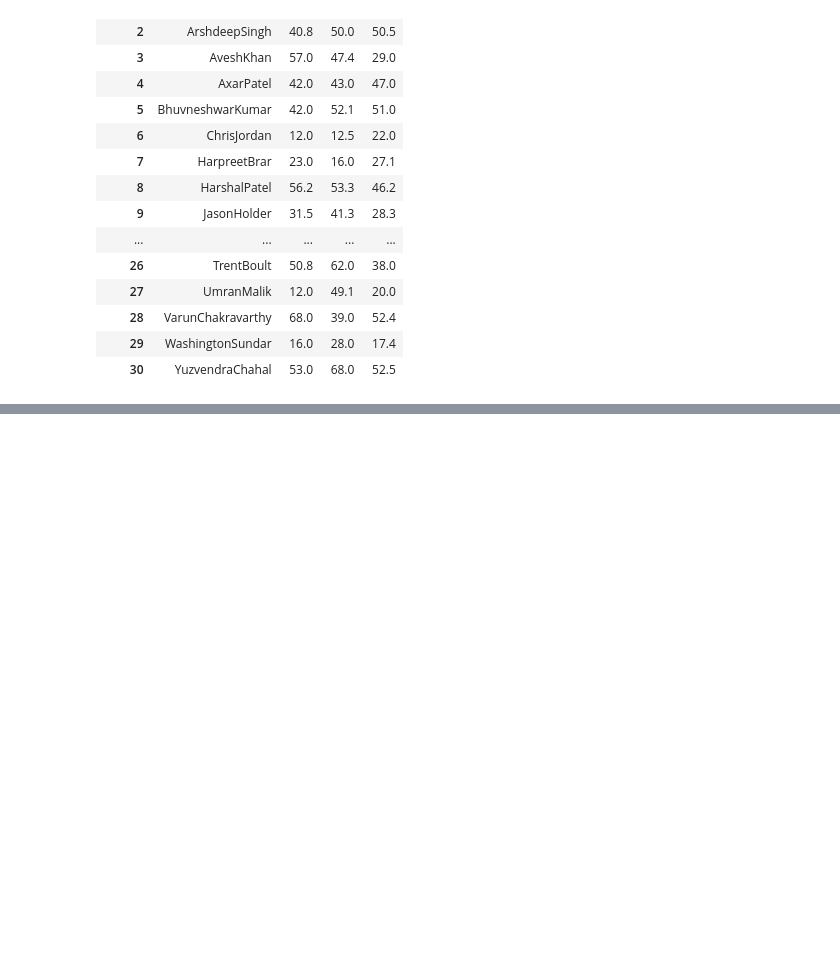
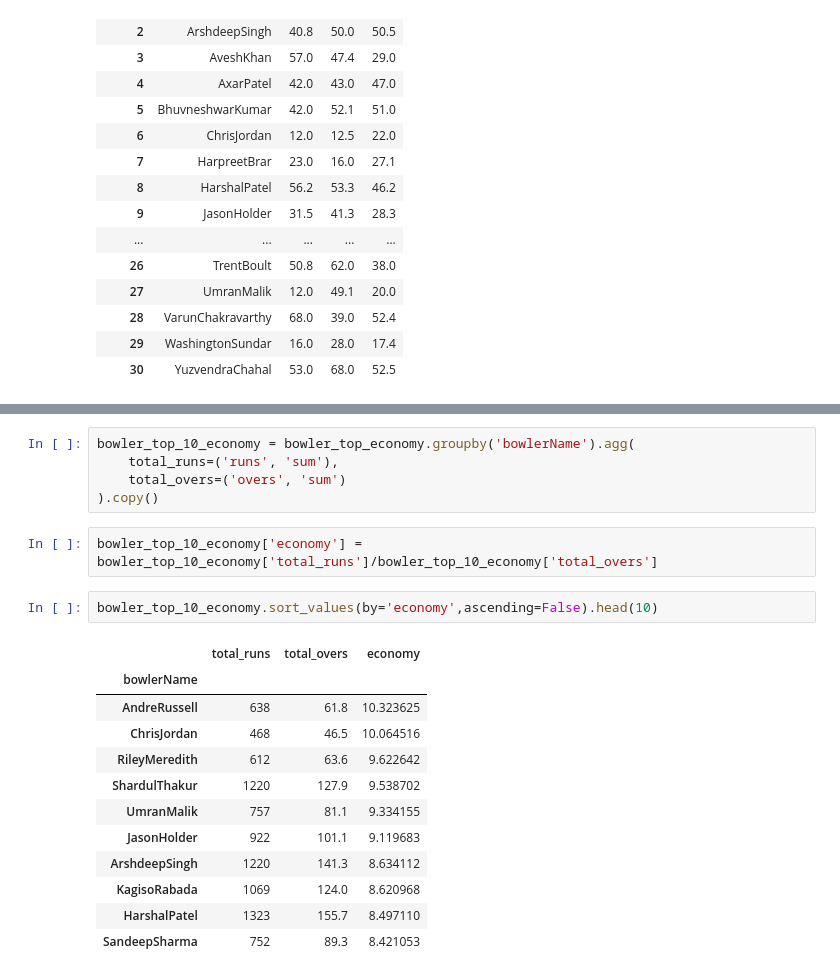
Before and after one commit to sourabhms66/ipl_2024, a Jupyter notebook: codes.ipynb, the cells around one changed output, grey strips where cells are left out. Cells and saved outputs as stored; diff of their text form; blank space fills up the shorter version.

```diff
--- a/codes.ipynb
+++ b/codes.ipynb
@@ -734,0 +779,22 @@ bowler_min_60_balls
+# %%
+bowler_top_10_economy = bowler_top_economy.groupby('bowlerName').agg(
+    total_runs=('runs', 'sum'),
+    total_overs=('overs', 'sum')
+).copy()
+# %%
+bowler_top_10_economy['economy'] = bowler_top_10_economy['total_runs']/bowler_top_10_economy['total_overs']
+# %%
+bowler_top_10_economy.sort_values(by='economy',ascending=False).head(10)
+# %% [output]
+|  | total_runs | total_overs | economy |
+| bowlerName |  |  |  |
+| AndreRussell | 638 | 61.8 | 10.323625 |
+| ChrisJordan | 468 | 46.5 | 10.064516 |
+| RileyMeredith | 612 | 63.6 | 9.622642 |
+| ShardulThakur | 1220 | 127.9 | 9.538702 |
+| UmranMalik | 757 | 81.1 | 9.334155 |
+| JasonHolder | 922 | 101.1 | 9.119683 |
+| ArshdeepSingh | 1220 | 141.3 | 8.634112 |
+| KagisoRabada | 1069 | 124.0 | 8.620968 |
+| HarshalPatel | 1323 | 155.7 | 8.497110 |
+| SandeepSharma | 752 | 89.3 | 8.421053 |
```
Also changed, not shown: parts of 4 cells of this notebook.
